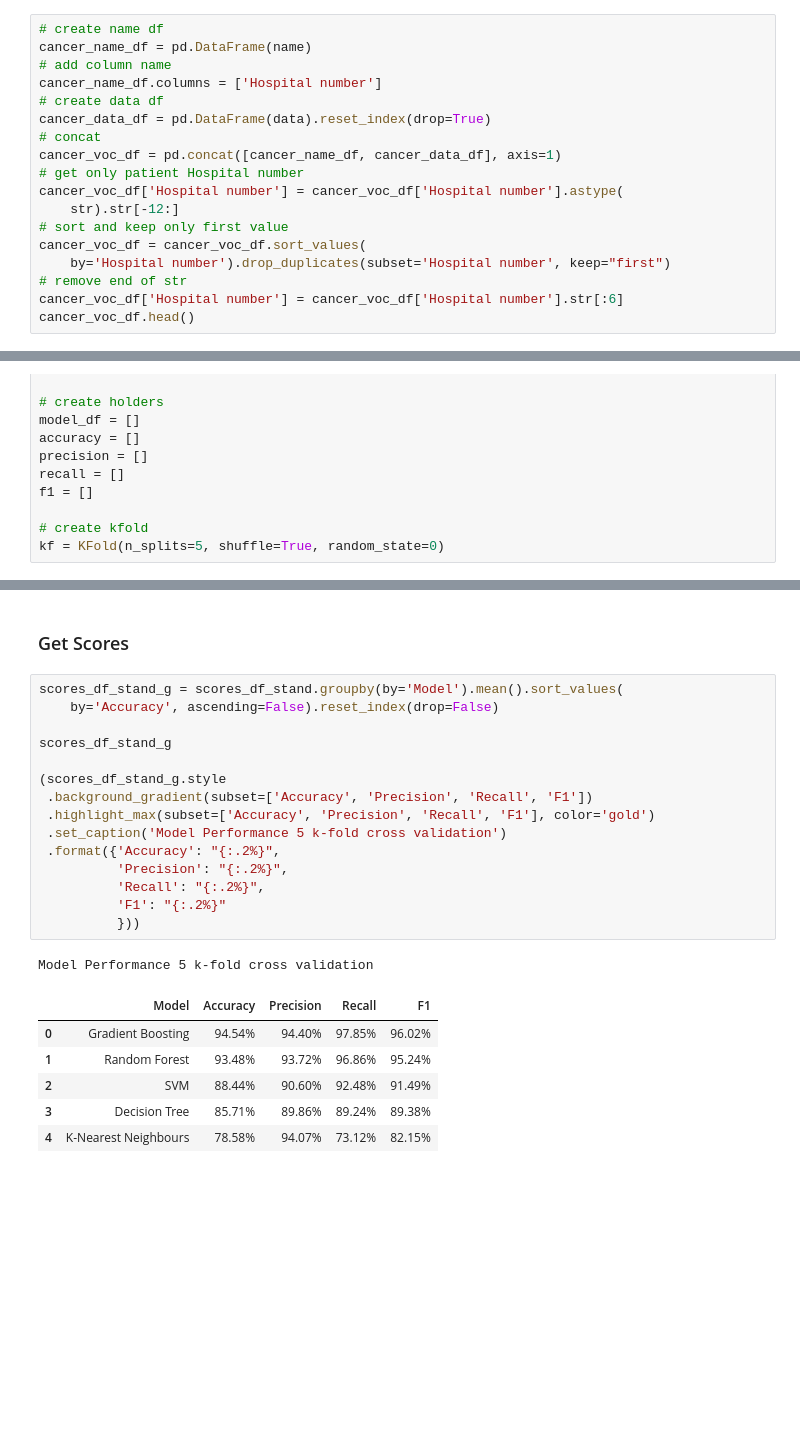
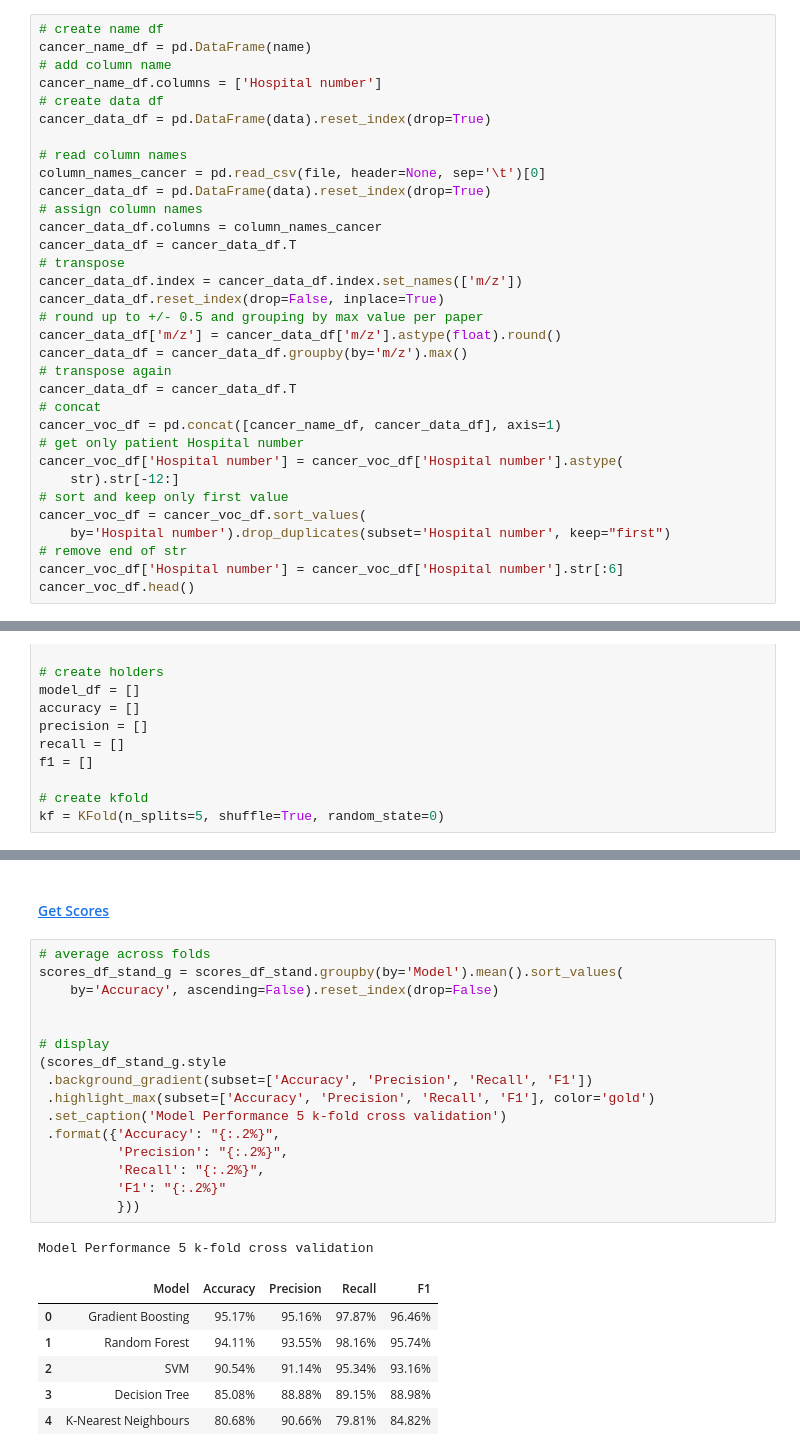
Before and after one commit to IgnacioFabietti/VOC_analysis, a Jupyter notebook: VOC_analysis.ipynb, the cells around one changed output, grey strips where cells are left out. Drawn from its saved outputs; the diff is of its cells as text; blank space fills up the shorter version.

```diff
--- a/VOC_analysis.ipynb
+++ b/VOC_analysis.ipynb
@@ -628,6 +758,21 @@ cancer_name_df = pd.DataFrame(name)
 cancer_name_df.columns = ['Hospital number']
 # create data df
 cancer_data_df = pd.DataFrame(data).reset_index(drop=True)
+
+# read column names
+column_names_cancer = pd.read_csv(file, header=None, sep='\t')[0]
+cancer_data_df = pd.DataFrame(data).reset_index(drop=True)
+# assign column names
+cancer_data_df.columns = column_names_cancer
+cancer_data_df = cancer_data_df.T
+# transpose
+cancer_data_df.index = cancer_data_df.index.set_names(['m/z'])
+cancer_data_df.reset_index(drop=False, inplace=True)
+# round up to +/- 0.5 and grouping by max value per paper
+cancer_data_df['m/z'] = cancer_data_df['m/z'].astype(float).round()
+cancer_data_df = cancer_data_df.groupby(by='m/z').max()
+# transpose again
+cancer_data_df = cancer_data_df.T
 # concat
 cancer_voc_df = pd.concat([cancer_name_df, cancer_data_df], axis=1)
 # get only patient Hospital number
@@ -895,28 +1071,29 @@ scores_df_stand = pd.DataFrame({'Model': model_df,
                                 'Recall': recall,
                                 'F1': f1}).sort_values(by='Accuracy', ascending=False)
 # %% [markdown]
-### Get Scores
+#### <a id='toc1_4_5_3_'></a>[Get Scores](#toc0_)
 # %%
+# average across folds
 scores_df_stand_g = scores_df_stand.groupby(by='Model').mean().sort_values(
     by='Accuracy', ascending=False).reset_index(drop=False)
 
-scores_df_stand_g
 
+# display
 (scores_df_stand_g.style
  .background_gradient(subset=['Accuracy', 'Precision', 'Recall', 'F1'])
  .highlight_max(subset=['Accuracy', 'Precision', 'Recall', 'F1'], color='gold')
  .set_caption('Model Performance 5 k-fold cross validation')
  .format({'Accuracy': "{:.2%}",
           'Precision': "{:.2%}",
           'Recall': "{:.2%}",
           'F1': "{:.2%}"
           }))
 # %% [output]
 Model Performance 5 k-fold cross validation
 |  | Model | Accuracy | Precision | Recall | F1 |
-| 0 | Gradient Boosting | 94.54% | 94.40% | 97.85% | 96.02% |
-| 1 | Random Forest | 93.48% | 93.72% | 96.86% | 95.24% |
-| 2 | SVM | 88.44% | 90.60% | 92.48% | 91.49% |
-| 3 | Decision Tree | 85.71% | 89.86% | 89.24% | 89.38% |
-| 4 | K-Nearest Neighbours | 78.58% | 94.07% | 73.12% | 82.15% |
+| 0 | Gradient Boosting | 95.17% | 95.16% | 97.87% | 96.46% |
+| 1 | Random Forest | 94.11% | 93.55% | 98.16% | 95.74% |
+| 2 | SVM | 90.54% | 91.14% | 95.34% | 93.16% |
+| 3 | Decision Tree | 85.08% | 88.88% | 89.15% | 88.98% |
+| 4 | K-Nearest Neighbours | 80.68% | 90.66% | 79.81% | 84.82% |
 # %% [markdown]
```
Also changed, not shown: parts of 59 cells of this notebook.
